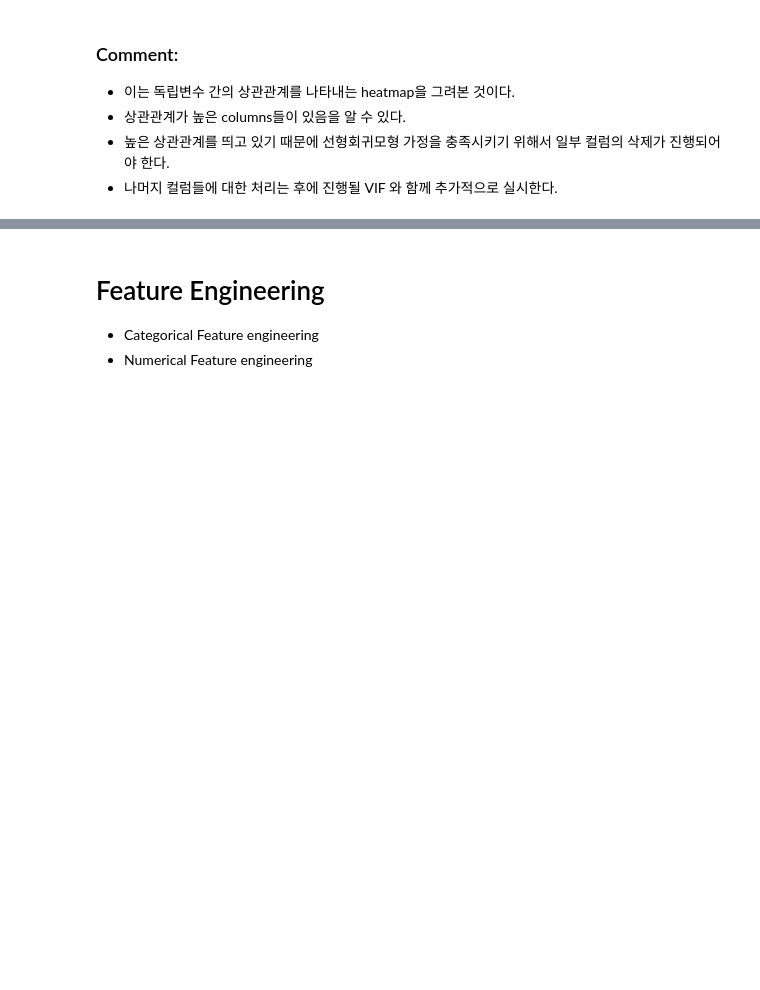
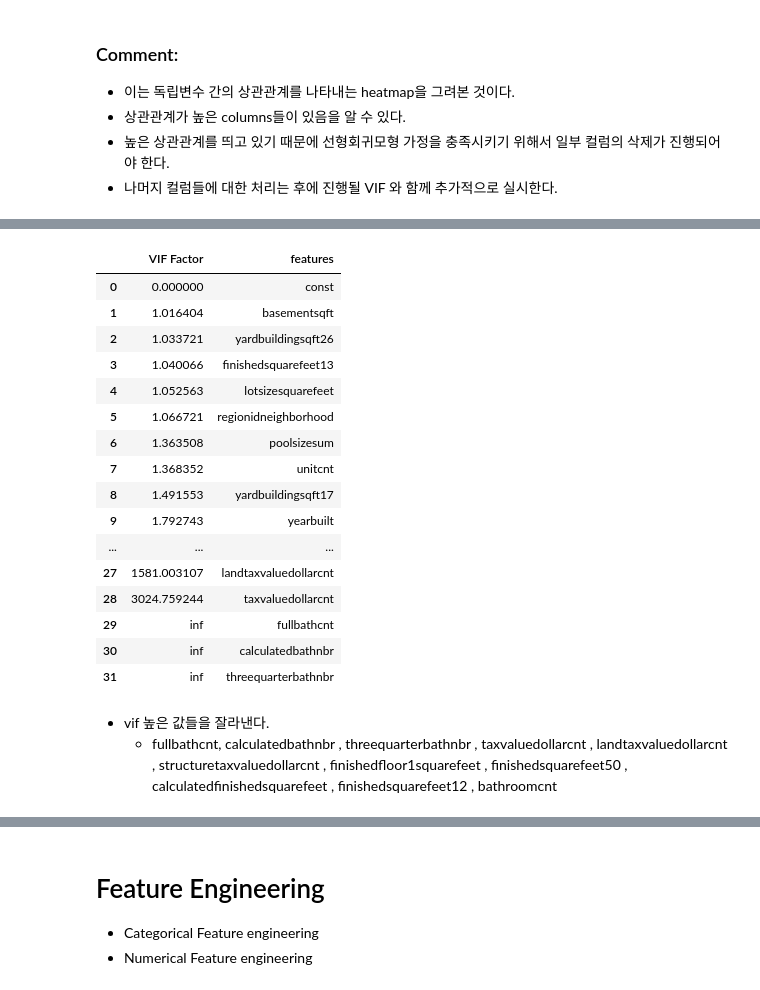
Before and after one commit to hskimim/data-analysis-tutorial, a Jupyter notebook: zillow_prize_estimation/Overall_test.ipynb, the cells around one changed output, grey strips where cells are left out. Cells and saved outputs as stored; diff of their text form; code cells hidden in the pictures; blank space fills up the shorter version.

```diff
--- a/zillow_prize_estimation/Overall_test.ipynb
+++ b/zillow_prize_estimation/Overall_test.ipynb
@@ -218,0 +303,28 @@ plt.show()
+# %%
+vif = pd.DataFrame()
+vif['VIF Factor'] = [variance_inflation_factor(train_n.values, i) for i in range(train_n.shape[1])]
+vif["features"] = train_n.columns
+vif.sort_values(by='VIF Factor',inplace=True)
+vif.reset_index(drop=True,inplace=True)
+vif
+# %% [output]
+|  | VIF Factor | features |
+| 0 | 0.000000 | const |
+| 1 | 1.016404 | basementsqft |
+| 2 | 1.033721 | yardbuildingsqft26 |
+| 3 | 1.040066 | finishedsquarefeet13 |
+| 4 | 1.052563 | lotsizesquarefeet |
+| 5 | 1.066721 | regionidneighborhood |
+| 6 | 1.363508 | poolsizesum |
+| 7 | 1.368352 | unitcnt |
+| 8 | 1.491553 | yardbuildingsqft17 |
+| 9 | 1.792743 | yearbuilt |
+| ... | ... | ... |
+| 27 | 1581.003107 | landtaxvaluedollarcnt |
+| 28 | 3024.759244 | taxvaluedollarcnt |
+| 29 | inf | fullbathcnt |
+| 30 | inf | calculatedbathnbr |
+| 31 | inf | threequarterbathnbr |
+# %% [markdown]
+- vif 높은 값들을 잘라낸다.
+    - fullbathcnt, calculatedbathnbr , threequarterbathnbr , taxvaluedollarcnt , landtaxvaluedollarcnt , structuretaxvaluedollarcnt , finishedfloor1squarefeet , finishedsquarefeet50 , calculatedfinishedsquarefeet , finishedsquarefeet12 , bathroomcnt
```
Also changed, not shown: parts of 83 cells of this notebook, 2 other files.
